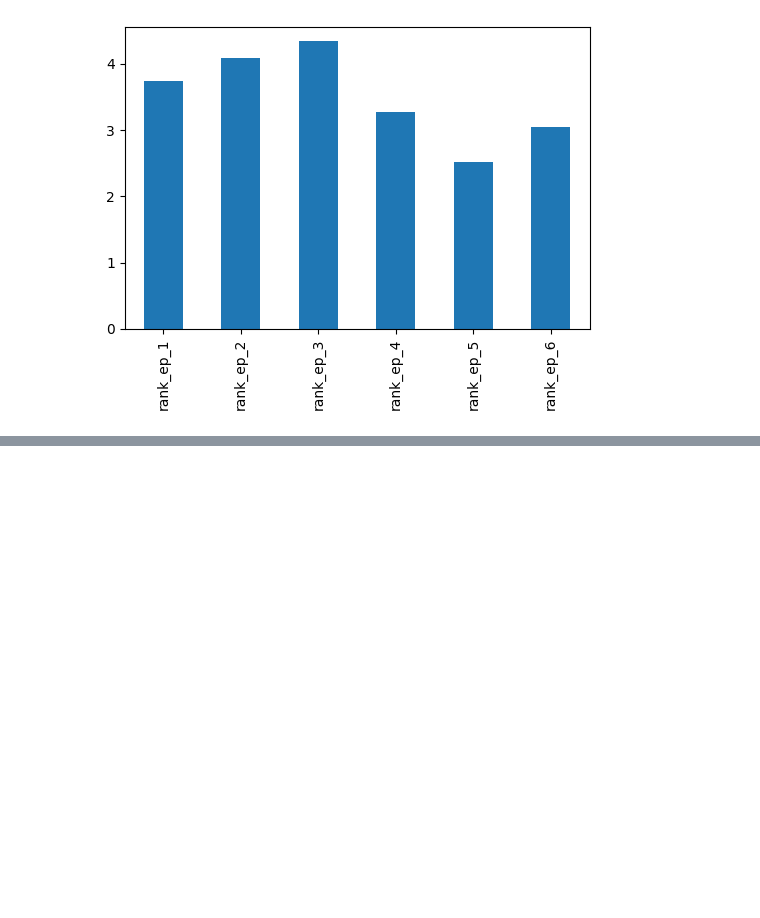
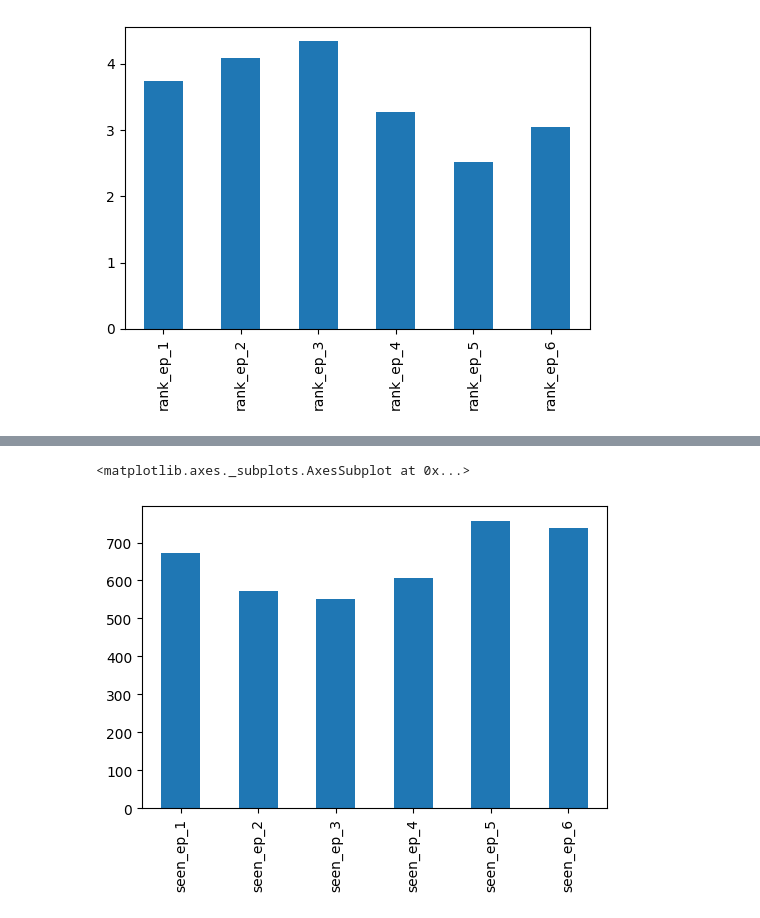
Before and after one commit to JamesDWilkinson/Star-Wars-Survey, a Jupyter notebook: Basics.ipynb, the cells around one changed output, grey strips where cells are left out. Saved outputs shown, nothing was run; the diff lists cells and outputs as text; code cells hidden in the pictures; blank space fills up the shorter version.

```diff
--- a/Basics.ipynb
+++ b/Basics.ipynb
@@ -244,0 +247,5 @@ Speaking of—back to the original trilogy: Episode 5 is dark with a beautifully
+# %%
+star_wars[star_wars.columns[3:9]].sum().plot.bar()
+# %% [output]
+<matplotlib.axes._subplots.AxesSubplot at 0x...>
+[figure, added]
```
Also changed, not shown: parts of 2 cells of this notebook.
